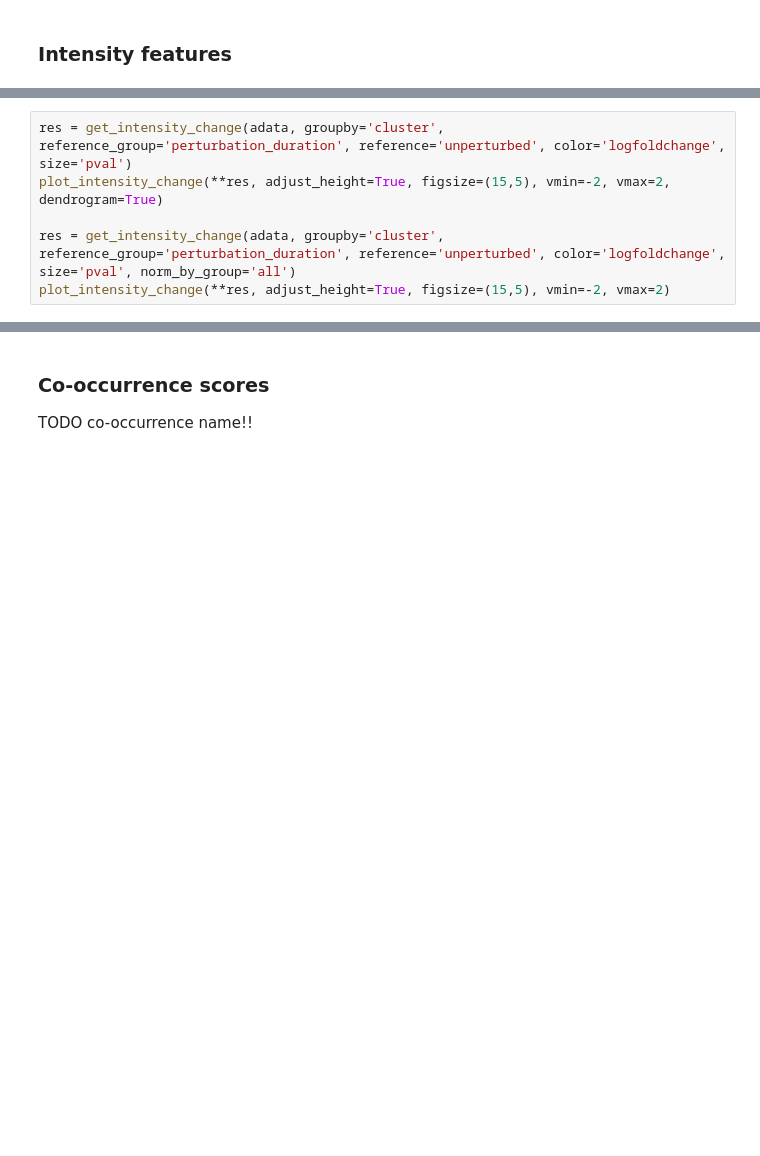
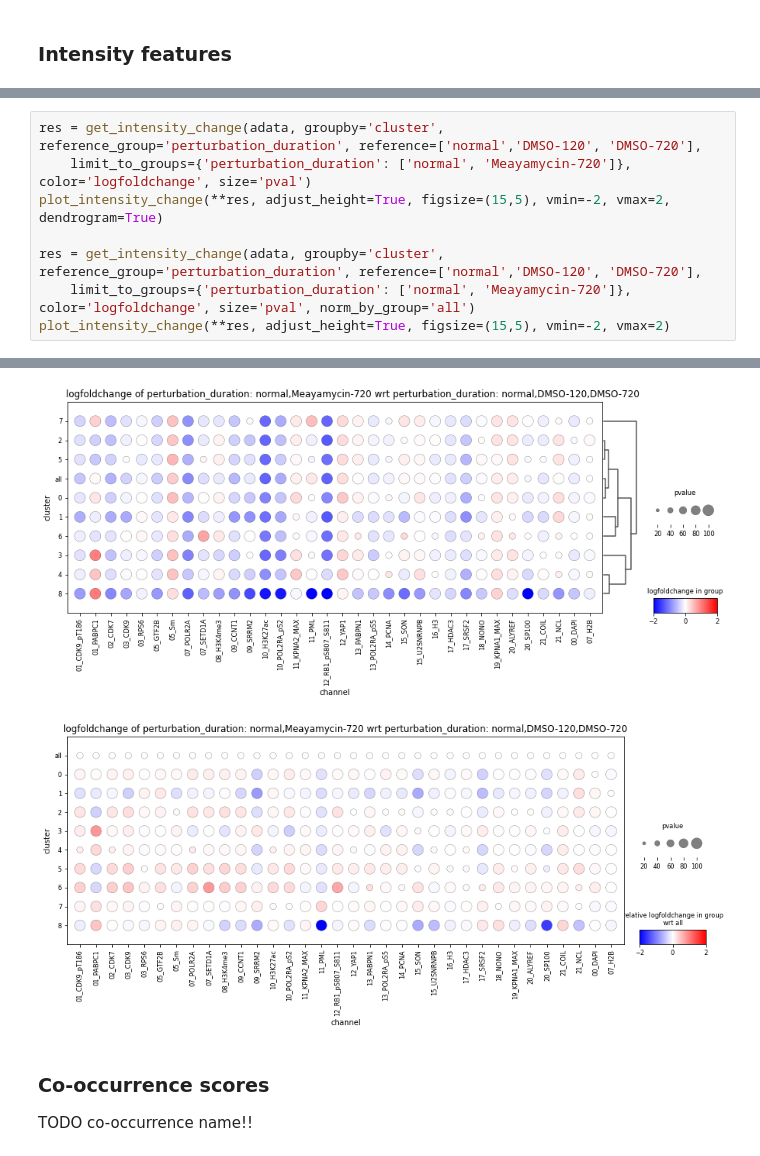
Before and after one commit to theislab/campa, a Jupyter notebook: notebooks/extract_features.ipynb, the cells around one changed output, grey strips where cells are left out. Drawn from its saved outputs; the diff is of its cells as text; blank space fills up the shorter version.

```diff
--- a/notebooks/extract_features.ipynb
+++ b/notebooks/extract_features.ipynb
@@ -75,6 +212,9 @@ plot_mean_size(adata, groupby_row='cluster', groupby_col='perturbation_duration'
 # %%
-res = get_intensity_change(adata, groupby='cluster', reference_group='perturbation_duration', reference='unperturbed', color='logfoldchange', size='pval')
+res = get_intensity_change(adata, groupby='cluster', reference_group='perturbation_duration', reference=['normal','DMSO-120', 'DMSO-720'],
+    limit_to_groups={'perturbation_duration': ['normal', 'Meayamycin-720']}, color='logfoldchange', size='pval')
 plot_intensity_change(**res, adjust_height=True, figsize=(15,5), vmin=-2, vmax=2, dendrogram=True)
 
-res = get_intensity_change(adata, groupby='cluster', reference_group='perturbation_duration', reference='unperturbed', color='logfoldchange', size='pval', norm_by_group='all')
+res = get_intensity_change(adata, groupby='cluster', reference_group='perturbation_duration', reference=['normal','DMSO-120', 'DMSO-720'],
+    limit_to_groups={'perturbation_duration': ['normal', 'Meayamycin-720']}, color='logfoldchange', size='pval', norm_by_group='all')
 plot_intensity_change(**res, adjust_height=True, figsize=(15,5), vmin=-2, vmax=2)
+# %% [output]
@@ -81,3 +222,5 @@ plot_intensity_change(**res, adjust_height=True, figsize=(15,5), vmin=-2, vmax=2
+[figure, added]
+[figure, added]
 # %% [markdown]
 ### Co-occurrence scores
 TODO co-occurrence name!!
```
Also changed, not shown: parts of 20 cells of this notebook.
